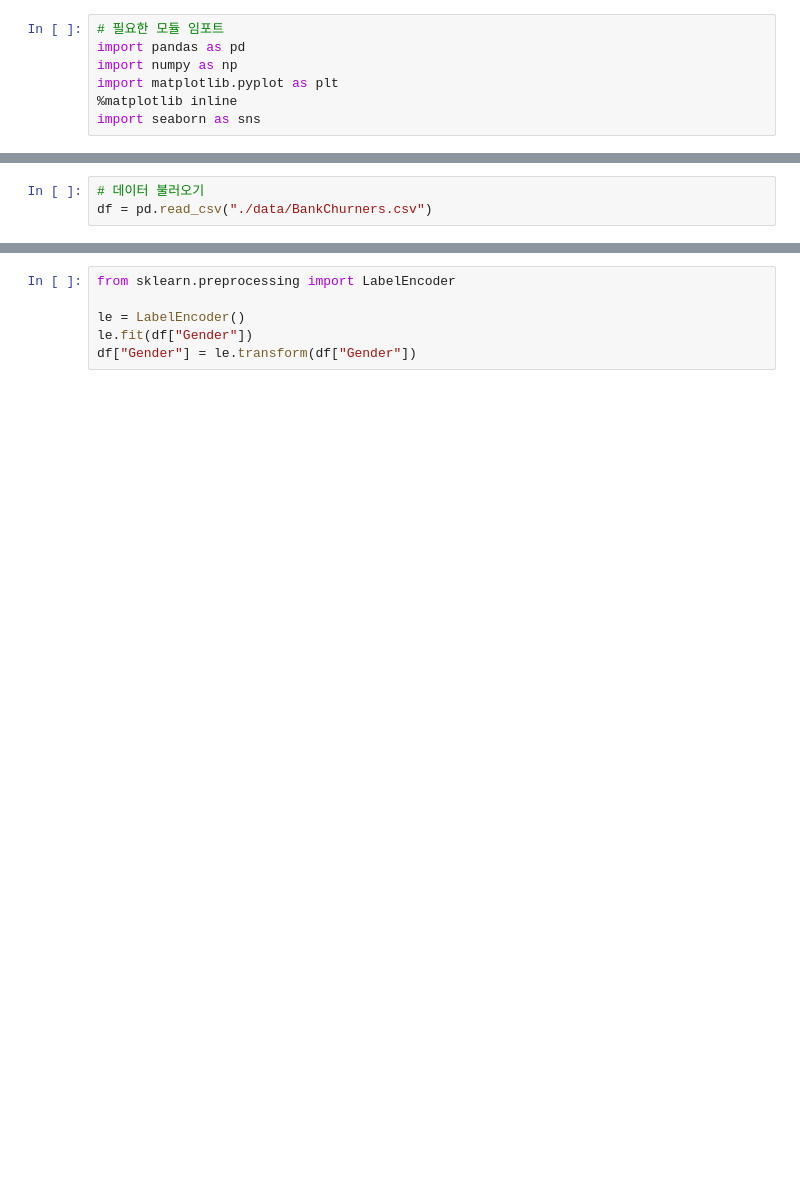
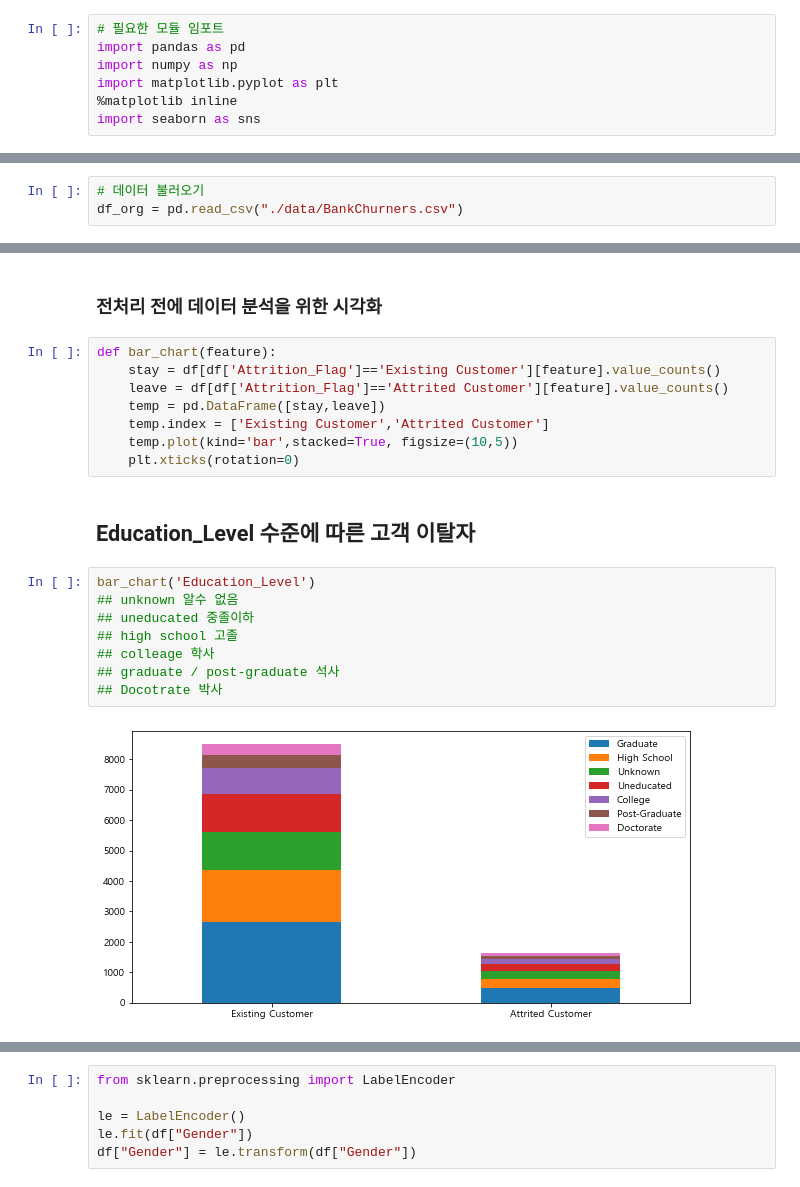
Before and after one commit to Ahn-seongjun/DS_team2, a Jupyter notebook: KYH/[전처리]PredictChurner.ipynb, the cells around one changed output, grey strips where cells are left out. Cells and saved outputs as stored; diff of their text form; blank space fills up the shorter version.

```diff
--- a/KYH/[전처리]PredictChurner.ipynb
+++ b/KYH/[전처리]PredictChurner.ipynb
@@ -8,3 +67,3 @@ import seaborn as sns
 # %%
 # 데이터 불러오기
-df = pd.read_csv("./data/BankChurners.csv")
+df_org = pd.read_csv("./data/BankChurners.csv")
@@ -137,0 +186,22 @@ dtype: int64
+# %% [markdown]
+### 전처리 전에 데이터 분석을 위한 시각화
+# %%
+def bar_chart(feature):
+    stay = df[df['Attrition_Flag']=='Existing Customer'][feature].value_counts()
+    leave = df[df['Attrition_Flag']=='Attrited Customer'][feature].value_counts()
+    temp = pd.DataFrame([stay,leave])
+    temp.index = ['Existing Customer','Attrited Customer']
+    temp.plot(kind='bar',stacked=True, figsize=(10,5))
+    plt.xticks(rotation=0)
+# %% [markdown]
+## Education_Level 수준에 따른 고객 이탈자
+# %%
+bar_chart('Education_Level')
+## unknown 알수 없음
+## uneducated 중졸이하
+## high school 고졸
+## colleage 학사
+## graduate / post-graduate 석사
+## Docotrate 박사
+# %% [output]
+[figure, added]
```
Also changed, not shown: parts of 55 cells of this notebook.
